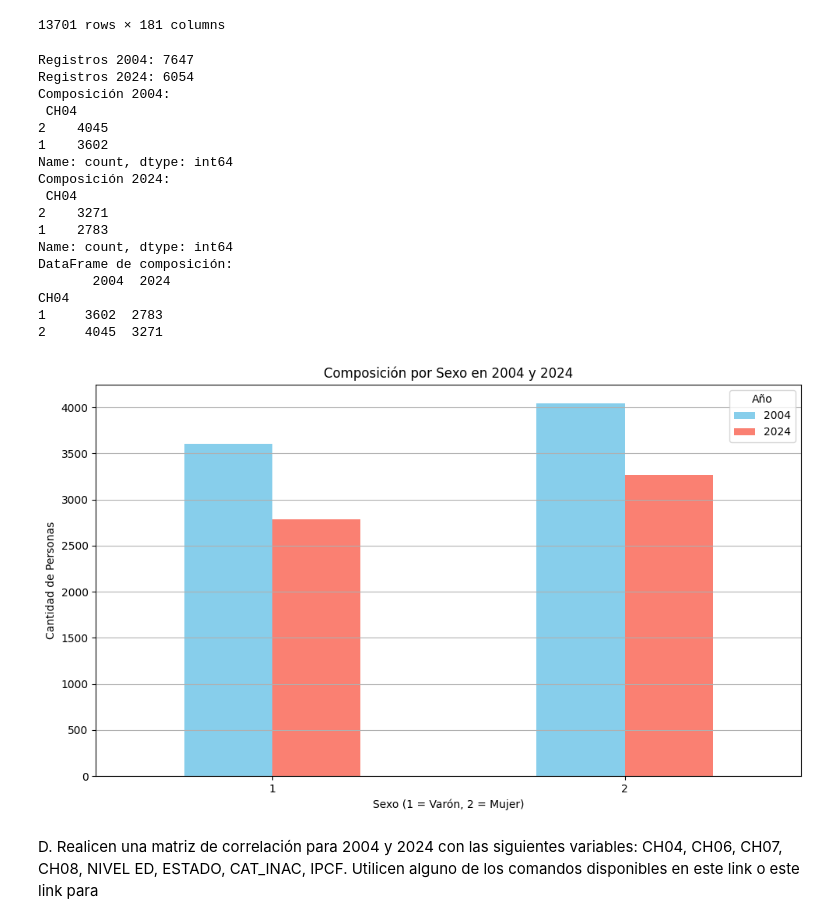
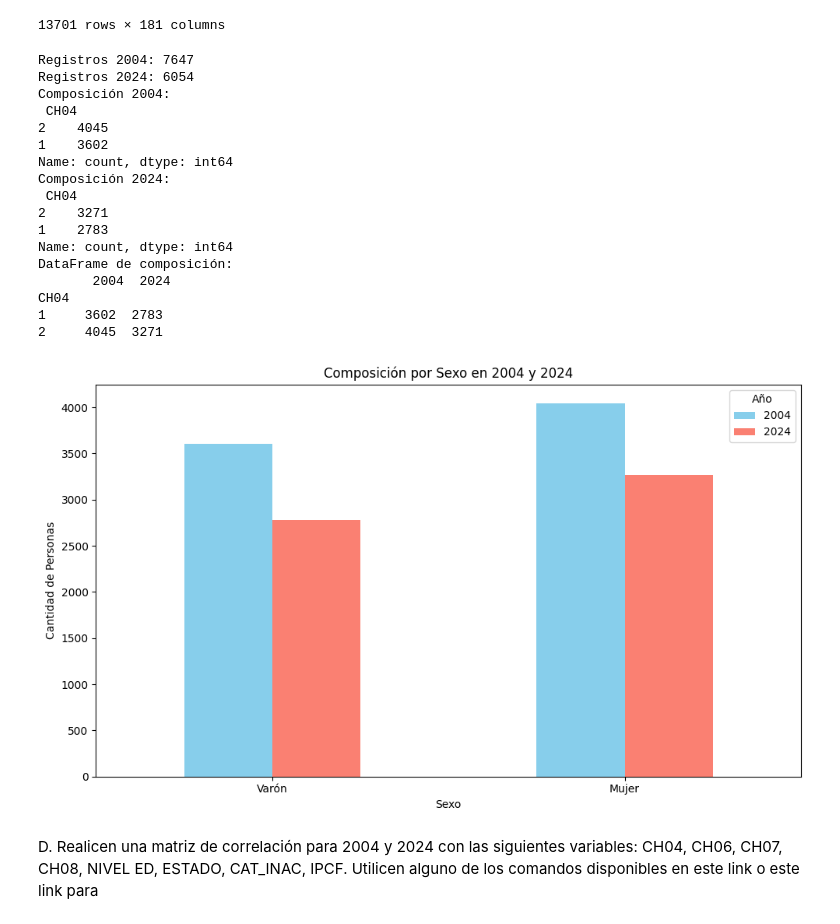
Before and after one commit to Freverendo/CC408-T13, a Jupyter notebook: TP3/TP3respuestas.ipynb, the cells around one changed output. Saved outputs shown, nothing was run; the diff lists cells and outputs as text; code cells hidden in the pictures.

```diff
--- a/TP3/TP3respuestas.ipynb
+++ b/TP3/TP3respuestas.ipynb
@@ -185,37 +185,36 @@ composicion_2024 = composicion_2024.reindex([1, 2], fill_value=0)
 df_composicion = pd.DataFrame({'2004': composicion_2004,'2024': composicion_2024})
 
 # Verificamos el DataFrame
 print("DataFrame de composición:\n", df_composicion)
 
 # Crear gráfico de barras
 df_composicion.plot(kind='bar', figsize=(10, 6), color=['skyblue', 'salmon'])
 plt.title('Composición por Sexo en 2004 y 2024')
-plt.xlabel('Sexo (1 = Varón, 2 = Mujer)')
+plt.xlabel('Sexo')
 plt.ylabel('Cantidad de Personas')
-plt.xticks(ticks=[0, 1], labels=['1', '2'], rotation=0)  # Mostrar los códigos en el eje X
+plt.xticks(ticks=[0, 1], labels=['Varón', 'Mujer'], rotation=0)  # Mostrar los códigos en el eje X
 plt.legend(title='Año')
-plt.grid(axis='y')
 plt.tight_layout()  # Ajustar el gráfico
 plt.show()
 # %% [output]
 Registros 2004: 7647
 Registros 2024: 6054
 Composición 2004:
  CH04
 2    4045
 1    3602
 Name: count, dtype: int64
 Composición 2024:
  CH04
 2    3271
 1    2783
 Name: count, dtype: int64
 DataFrame de composición:
        2004  2024
 CH04
 1     3602  2783
 2     4045  3271
-[figure, old version]
+[figure, new version]
 # %% [markdown]
 D. Realicen una matriz de correlación para 2004 y 2024 con las siguientes variables: CH04, CH06, CH07, CH08, NIVEL ED, ESTADO, CAT_INAC, IPCF. Utilicen alguno de los comandos disponibles en este link o este link para
 # %%
```
Also changed, not shown: parts of 12 cells of this notebook, 2 other files.
